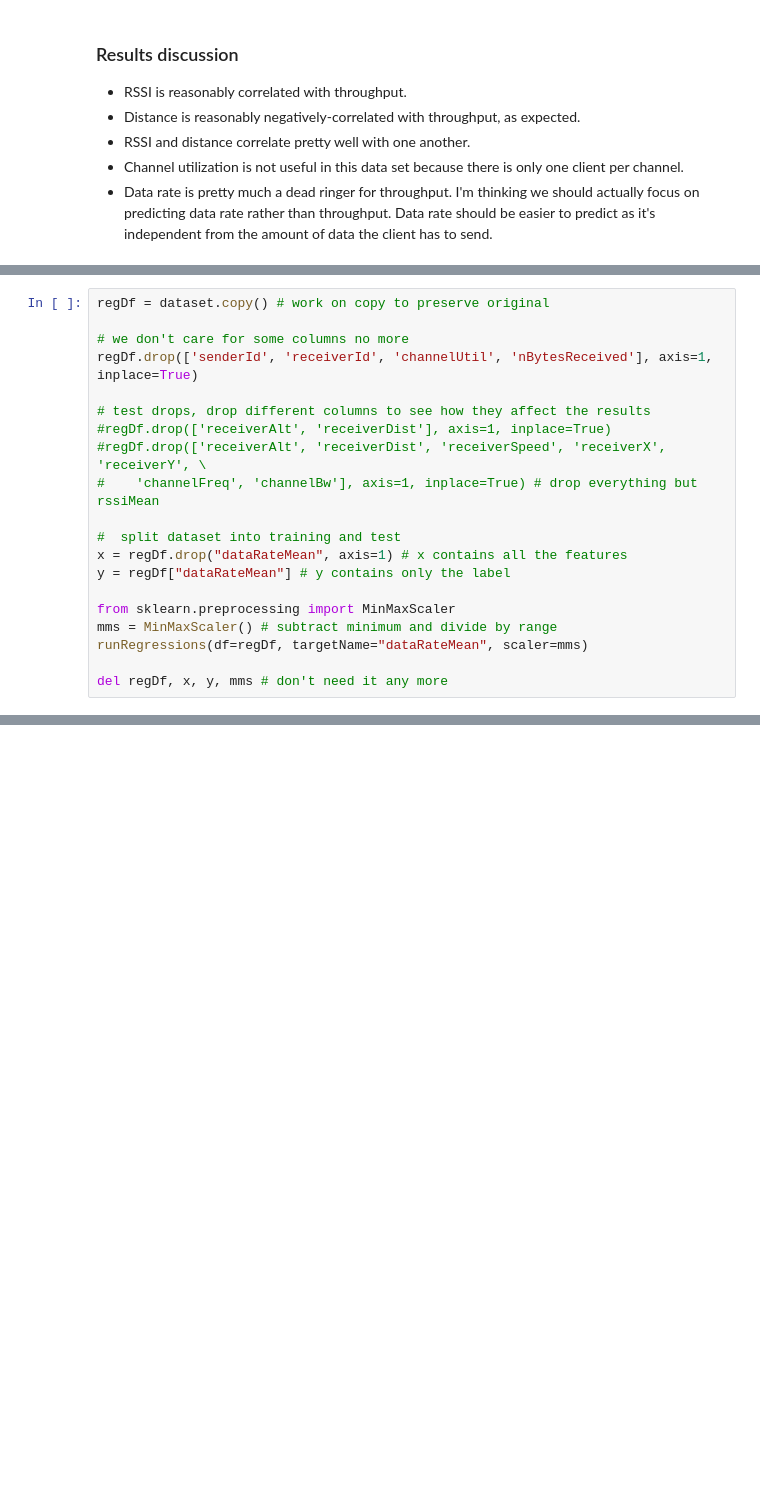
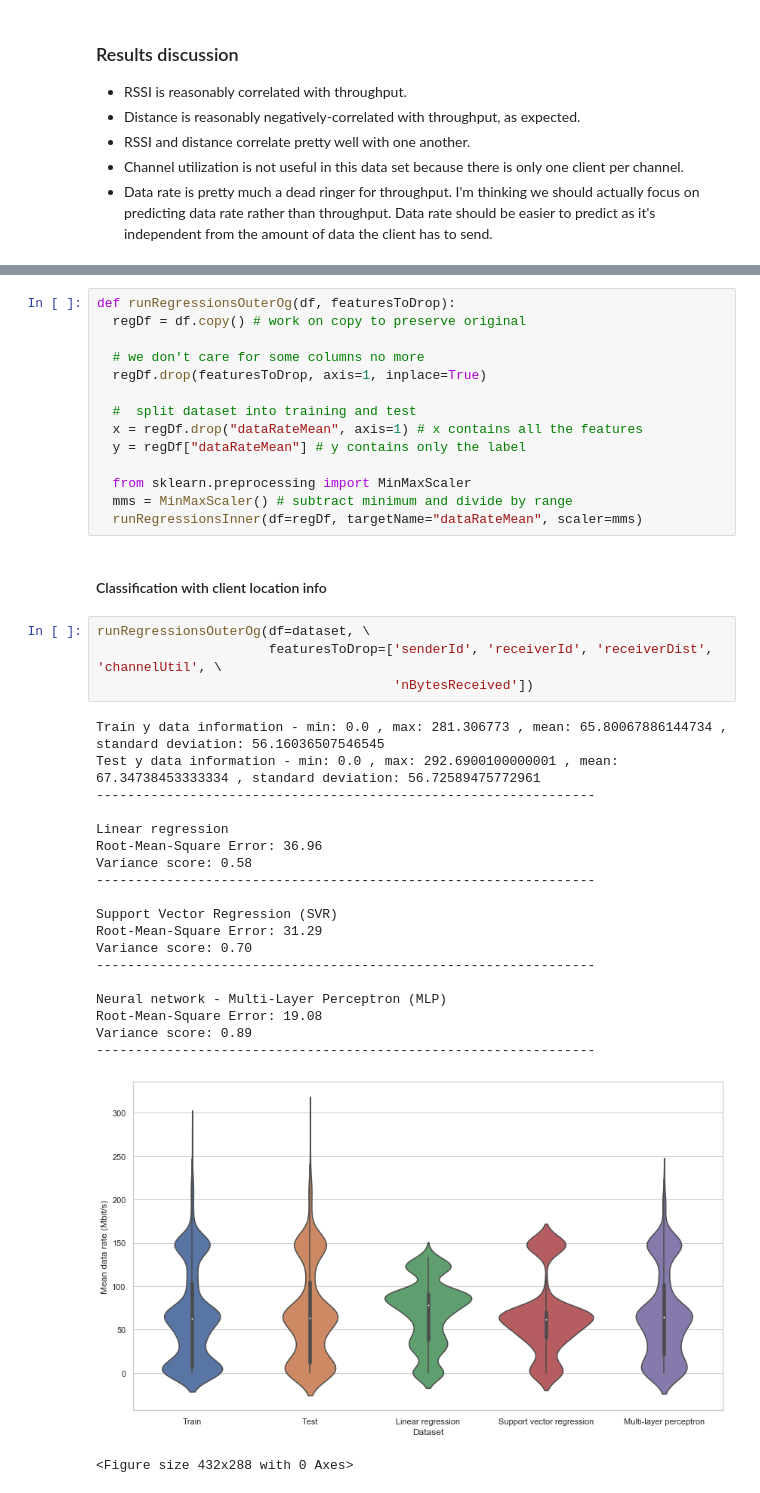
Before and after one commit to adamiaonr/wifi-vehicles, a Jupyter notebook: throughput-estimation/empirical-approach/empirical-approach-analysis.ipynb, the cells around one changed output, grey strips where cells are left out. Saved outputs shown, nothing was run; the diff lists cells and outputs as text; blank space fills up the shorter version.

```diff
--- a/throughput-estimation/empirical-approach/empirical-approach-analysis.ipynb
+++ b/throughput-estimation/empirical-approach/empirical-approach-analysis.ipynb
@@ -432,20 +147,0 @@ def runRegressions(df, targetName, scaler=None):
-# %%
-regDf = dataset.copy() # work on copy to preserve original
-
-# we don't care for some columns no more
-regDf.drop(['senderId', 'receiverId', 'channelUtil', 'nBytesReceived'], axis=1, inplace=True)
-
-# test drops, drop different columns to see how they affect the results
-#regDf.drop(['receiverAlt', 'receiverDist'], axis=1, inplace=True)
-#regDf.drop(['receiverAlt', 'receiverDist', 'receiverSpeed', 'receiverX', 'receiverY', \
-#    'channelFreq', 'channelBw'], axis=1, inplace=True) # drop everything but rssiMean
-
-#  split dataset into training and test
-x = regDf.drop("dataRateMean", axis=1) # x contains all the features
-y = regDf["dataRateMean"] # y contains only the label
-
-from sklearn.preprocessing import MinMaxScaler
-mms = MinMaxScaler() # subtract minimum and divide by range
-runRegressions(df=regDf, targetName="dataRateMean", scaler=mms)
-
-del regDf, x, y, mms # don't need it any more
@@ -513,0 +498,41 @@ Variance score: 0.90
+# %%
+def runRegressionsOuterOg(df, featuresToDrop):
+  regDf = df.copy() # work on copy to preserve original
+
+  # we don't care for some columns no more
+  regDf.drop(featuresToDrop, axis=1, inplace=True)
+
+  #  split dataset into training and test
+  x = regDf.drop("dataRateMean", axis=1) # x contains all the features
+  y = regDf["dataRateMean"] # y contains only the label
+
+  from sklearn.preprocessing import MinMaxScaler
+  mms = MinMaxScaler() # subtract minimum and divide by range
+  runRegressionsInner(df=regDf, targetName="dataRateMean", scaler=mms)
+# %% [markdown]
+#### Classification with client location info
+# %%
+runRegressionsOuterOg(df=dataset, \
+                      featuresToDrop=['senderId', 'receiverId', 'receiverDist', 'channelUtil', \
+                                      'nBytesReceived'])
+# %% [output]
+Train y data information - min: 0.0 , max: 281.306773 , mean: 65.80067886144734 , standard deviation: 56.16036507546545
+Test y data information - min: 0.0 , max: 292.6900100000001 , mean: 67.34738453333334 , standard deviation: 56.72589475772961
+----------------------------------------------------------------
+
+Linear regression
+Root-Mean-Square Error: 36.96
+Variance score: 0.58
+----------------------------------------------------------------
+
+Support Vector Regression (SVR)
+Root-Mean-Square Error: 31.29
+Variance score: 0.70
+----------------------------------------------------------------
+
+Neural network - Multi-Layer Perceptron (MLP)
+Root-Mean-Square Error: 19.08
+Variance score: 0.89
+----------------------------------------------------------------
+[figure, added]
+<Figure size 432x288 with 0 Axes>
```
Also changed, not shown: parts of 50 cells of this notebook.
